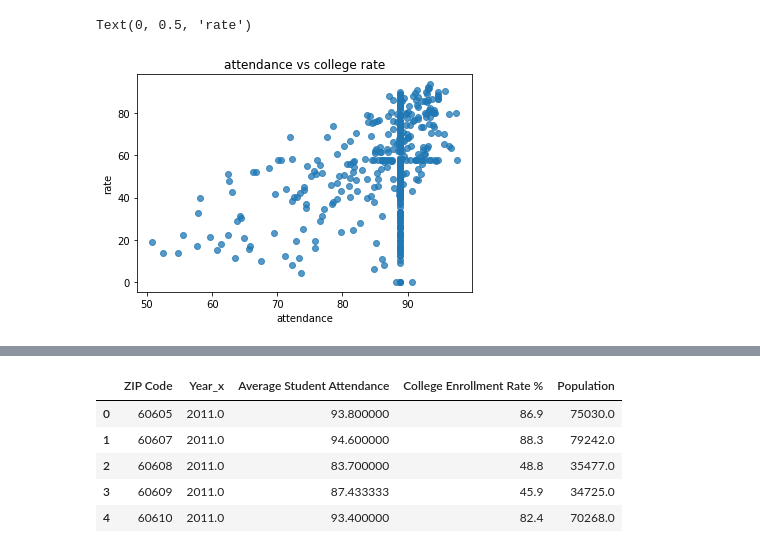
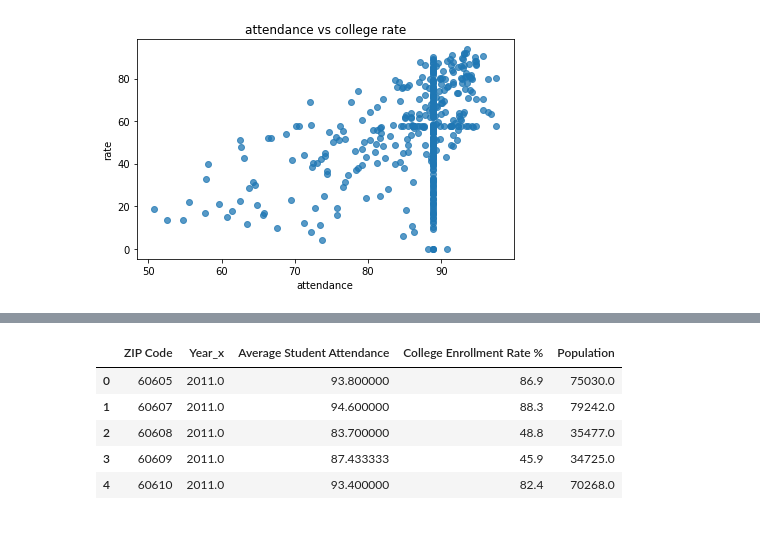
Before and after one commit to MattPostlewaite/NWBC-Project1-Group2, a Jupyter notebook: school_crime_analysis.ipynb, the cells around one changed output, grey strips where cells are left out. Drawn from its saved outputs; the diff is of its cells as text; code cells hidden in the pictures.

Commit message:
Cleaned up graphs, exported to png files, created images directory

```diff
--- a/school_crime_analysis.ipynb
+++ b/school_crime_analysis.ipynb
@@ -74,11 +62,14 @@ rate_df
 attend = school_data_df["Average Student Attendance"]
 c_rate = school_data_df["College Enrollment Rate %"]
 # %%
+# Plot the college enrollment rate versus attendance.
 plt.scatter(attend,c_rate,marker='o',alpha=0.75)
 plt.title("attendance vs college rate")
 plt.xlabel('attendance')
 plt.ylabel('rate')
+plt.tight_layout()
+plt.savefig("Images/attendance_v_college_acceptance_rate.png")
+plt.show()
 # %% [output]
-Text(0, 0.5, 'rate')
-[figure, old version]
+[figure, new version]
 # %%
```
Also changed, not shown: parts of 32 cells of this notebook, 8 other files.
